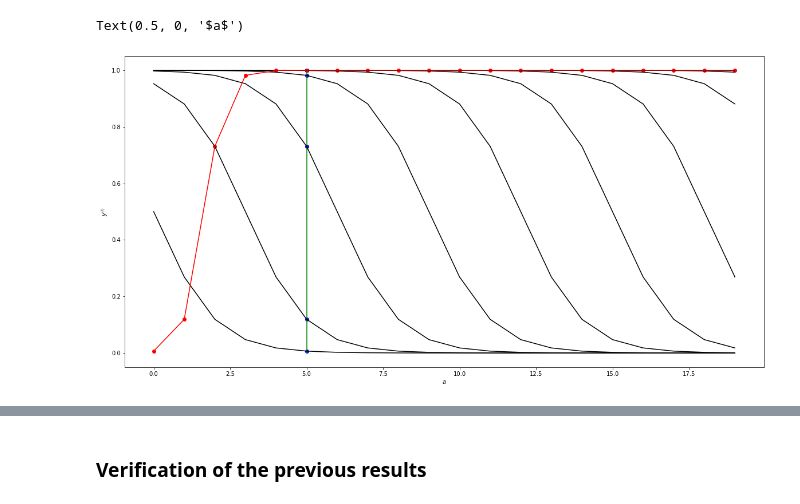
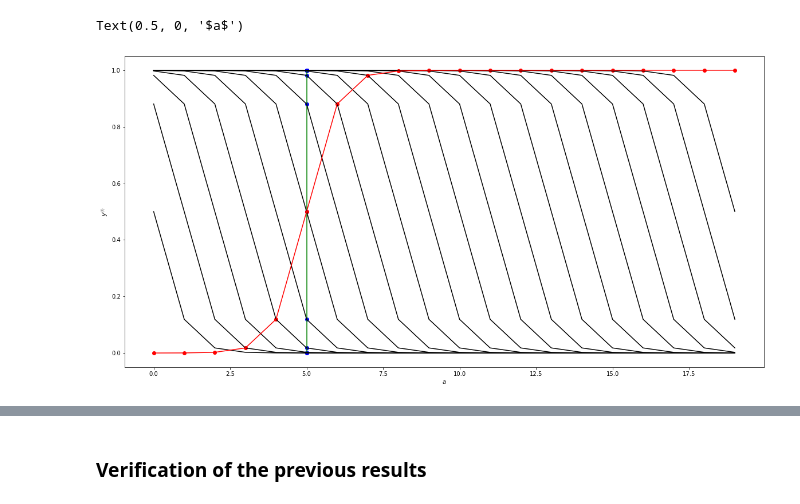
Before and after one commit to Helene-Maxcici/Autoencoder-Study, a Jupyter notebook: AE_2 layers_1 hidden neuron.ipynb, the cells around one changed output, grey strips where cells are left out. Cells and saved outputs as stored; diff of their text form; code cells hidden in the pictures.

```diff
--- a/AE_2 layers_1 hidden neuron.ipynb
+++ b/AE_2 layers_1 hidden neuron.ipynb
@@ -99,29 +109,29 @@ Hence, we initialize these vectors as uniform but we let them be learnt. This wa
 # %%
 plt.figure(figsize=(20,10))
 
 l = 20
-a_Axis = torch.arange(0,l)
+z_Axis = torch.arange(0,l)
 
-a = 5
-w = 1
+z = 5
+w = 2
 
 y =[]
 
 for i in np.arange(l):
-  sigmoid = torch.sigmoid(w*(-a_Axis + 3*i))
+  sigmoid = torch.sigmoid(w*(-z_Axis + i))
 
-  plt.plot(a_Axis, sigmoid, 'k')
+  plt.plot(z_Axis, sigmoid, 'k')
 
-  plt.scatter(a, sigmoid[a], c='b')
+  plt.scatter(z, sigmoid[z], c='b')
 
-  y.append(sigmoid[a])
+  y.append(sigmoid[z])
 
-plt.vlines(a, ymin=0, ymax=1, color ='g')
-plt.plot(a_Axis, y, 'r')
-plt.scatter(a_Axis, y, c='r')
+plt.vlines(z, ymin=0, ymax=1, color ='g')
+plt.plot(z_Axis, y, 'r')
+plt.scatter(z_Axis, y, c='r')
 
 plt.ylabel(r'$y^{(i)}$')
 plt.xlabel(r'$a$')
 # %% [output]
 Text(0.5, 0, '$a$')
-[figure, old version]
+[figure, new version]
```
Also changed, not shown: parts of 15 cells of this notebook.
